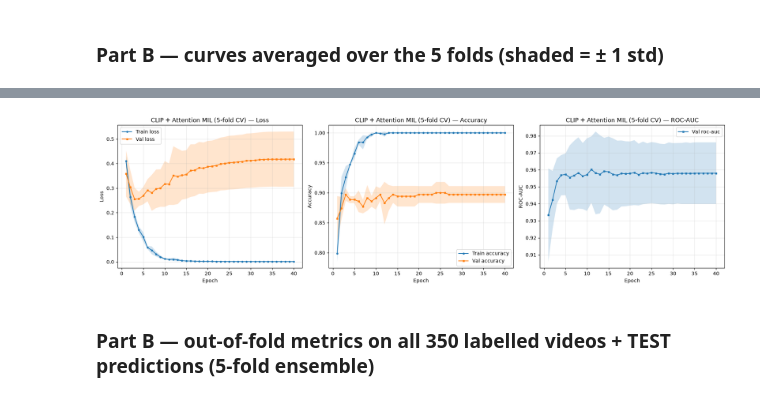
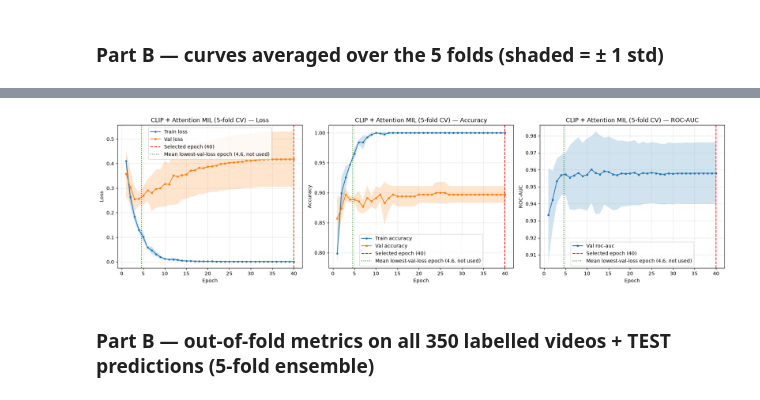
Before and after one commit to umerkang66/fyp_mini, a Jupyter notebook: 03-clip_vitb16_mil.ipynb, the cells around one changed output, grey strips where cells are left out. Saved outputs shown, nothing was run; the diff lists cells and outputs as text; code cells hidden in the pictures.

```diff
--- a/03-clip_vitb16_mil.ipynb
+++ b/03-clip_vitb16_mil.ipynb
@@ -402,7 +402,7 @@ TEST :  22643 clips | clips/video min 14 median 105 max 6750
 # %% [markdown]
 ## 5. Plotting and metric helpers
 # %%
-def plot_history(hist, title, best_ep=None, save_name=None):
+def plot_history(hist, title, best_ep=None, save_name=None, extra_marks=None):
     """hist values may be lists (one run) or arrays of shape (folds, epochs) (mean ± std is drawn)."""
     fig, axes = plt.subplots(1, 3, figsize=(18, 5))
     for ax, key, name in [(axes[0], "loss", "Loss"), (axes[1], "acc", "Accuracy"), (axes[2], "auc", "ROC-AUC")]:
@@ -417,6 +417,8 @@ def plot_history(hist, title, best_ep=None, save_name=None):
                 ax.fill_between(ep, m - s, m + s, alpha=0.2)
         if best_ep:
             ax.axvline(best_ep, color="red", ls="--", lw=1.5, label=f"Selected epoch ({best_ep})")
+        for ep_m, lab in (extra_marks or []):
+            ax.axvline(ep_m, color="green", ls=":", lw=1.5, label=lab)
         ax.set_xlabel("Epoch"); ax.set_ylabel(name); ax.set_title(f"{title} — {name}")
         ax.grid(alpha=0.3); ax.legend()
     plt.tight_layout()
@@ -820,6 +822,11 @@ fold 5/5 | train 280 val 70 | train acc 1.0000 auc 1.0000 | val acc 0.9143 auc 0
 # %% [markdown]
 ### Part B — curves averaged over the 5 folds (shaded = ± 1 std)
 # %%
+# CV uses the LAST epoch of every fold (select_best=False), so the selected epoch is EPOCHS for all folds.
+# For information only (NOT used for selection): the epoch with the lowest val loss in each fold.
+fold_best_eps = [int(np.argmin(h["val_loss"])) + 1 for h in fold_hists]
+print("Epoch with lowest val loss per fold (not used):", fold_best_eps, "| mean", round(float(np.mean(fold_best_eps)), 1))
 plot_history({k: [h[k] for h in fold_hists] for k in fold_hists[0]}, f"CLIP + Attention MIL ({N_FOLDS}-fold CV)",
-             save_name="curves_cv.png")
+             best_ep=EPOCHS, save_name="curves_cv.png",
+             extra_marks=[(float(np.mean(fold_best_eps)), f"Mean lowest-val-loss epoch ({np.mean(fold_best_eps):.1f}, not used)")])
 # %% [output]
@@ -826,4 +834,4 @@ plot_history({k: [h[k] for h in fold_hists] for k in fold_hists[0]}, f"CLIP + At
-[figure, old version]
+[figure, new version]
 # %% [markdown]
 ### Part B — out-of-fold metrics on all 350 labelled videos + TEST predictions (5-fold ensemble)
 # %%
```
Also changed, not shown: parts of 5 cells of this notebook.
